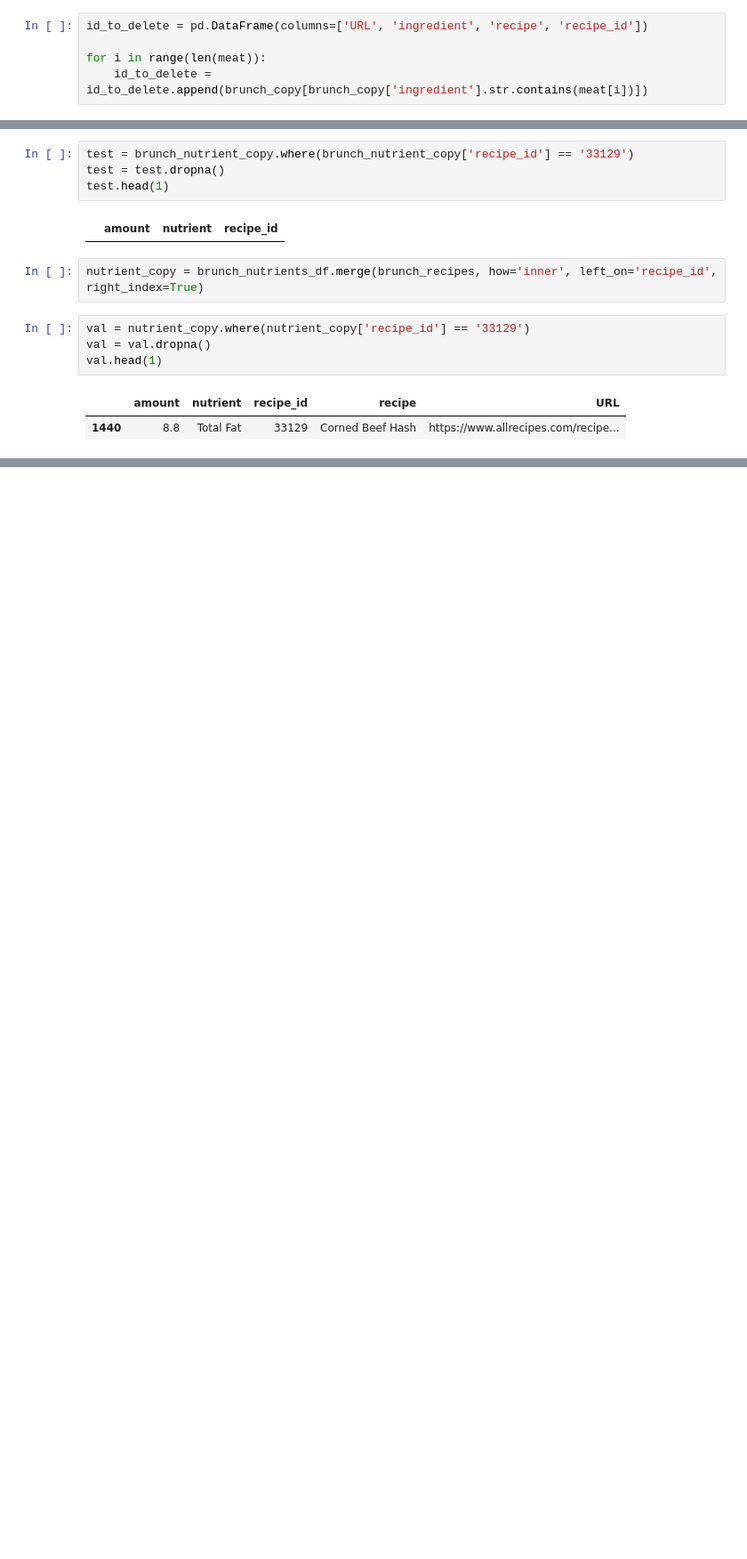
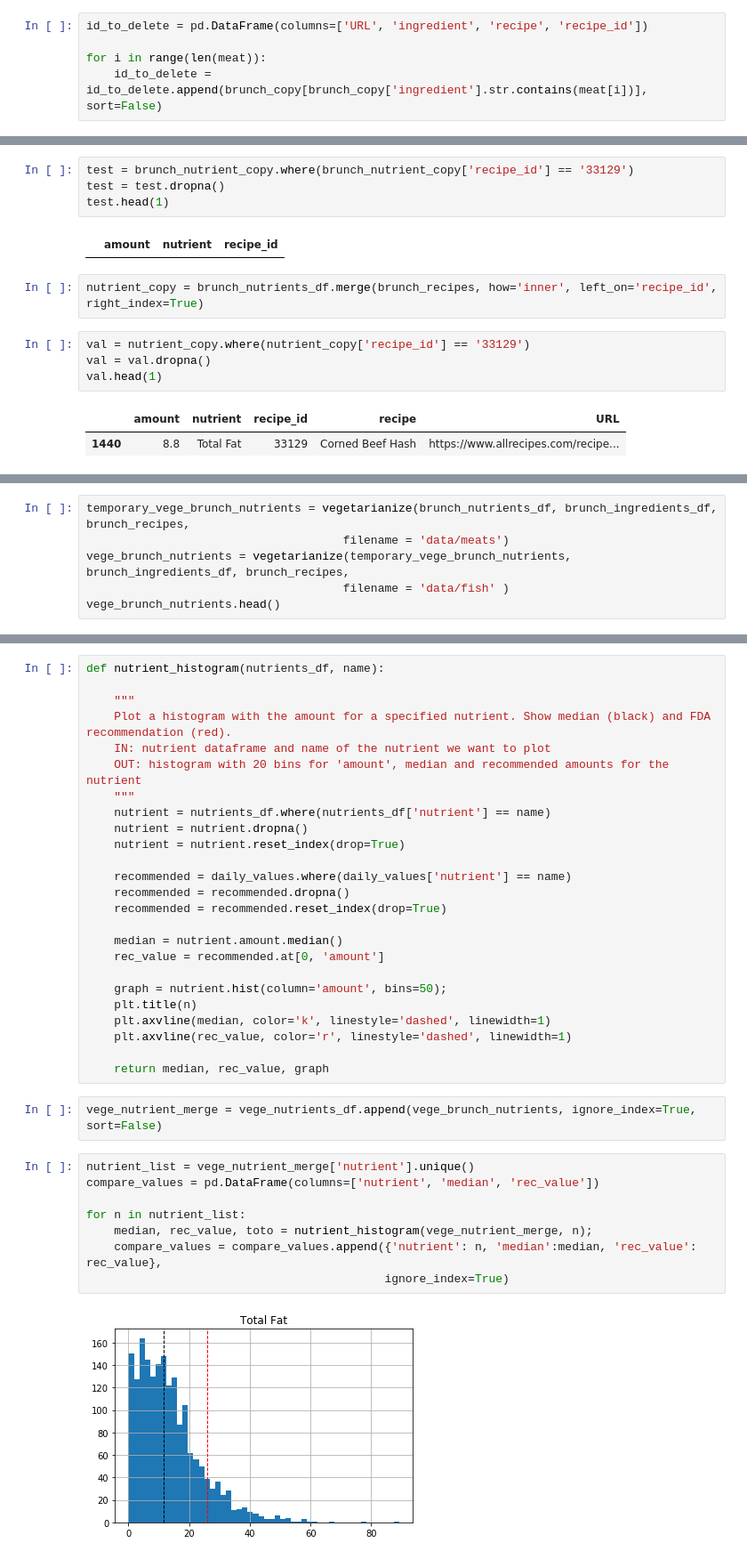
Before and after one commit to strefele/ADA2018-Project, a Jupyter notebook: Data_Analysis.ipynb, the cells around one changed output, grey strips where cells are left out. Shown: that part at 89% size. Cells and saved outputs as stored; diff of their text form; blank space fills up the shorter version.

Commit message:
more complete vegetarian dataset

```diff
--- a/Data_Analysis.ipynb
+++ b/Data_Analysis.ipynb
@@ -267,4 +224,4 @@ brunch_copy = brunch_copy.merge(brunch_recipes, left_on='recipe_id', right_index
 id_to_delete = pd.DataFrame(columns=['URL', 'ingredient', 'recipe', 'recipe_id'])
 
 for i in range(len(meat)):
-    id_to_delete = id_to_delete.append(brunch_copy[brunch_copy['ingredient'].str.contains(meat[i])])
+    id_to_delete = id_to_delete.append(brunch_copy[brunch_copy['ingredient'].str.contains(meat[i])], sort=False)
@@ -307,0 +288,6 @@ val.head(1)
+# %%
+temporary_vege_brunch_nutrients = vegetarianize(brunch_nutrients_df, brunch_ingredients_df, brunch_recipes,
+                                     filename = 'data/meats')
+vege_brunch_nutrients = vegetarianize(temporary_vege_brunch_nutrients, brunch_ingredients_df, brunch_recipes,
+                                     filename = 'data/fish' )
+vege_brunch_nutrients.head()
@@ -307,0 +309,37 @@ val.head(1)
+# %%
+def nutrient_histogram(nutrients_df, name):
+
+    """
+    Plot a histogram with the amount for a specified nutrient. Show median (black) and FDA recommendation (red).
+    IN: nutrient dataframe and name of the nutrient we want to plot
+    OUT: histogram with 20 bins for 'amount', median and recommended amounts for the nutrient
+    """
+    nutrient = nutrients_df.where(nutrients_df['nutrient'] == name)
+    nutrient = nutrient.dropna()
+    nutrient = nutrient.reset_index(drop=True)
+
+    recommended = daily_values.where(daily_values['nutrient'] == name)
+    recommended = recommended.dropna()
+    recommended = recommended.reset_index(drop=True)
+
+    median = nutrient.amount.median()
+    rec_value = recommended.at[0, 'amount']
+
+    graph = nutrient.hist(column='amount', bins=50);
+    plt.title(n)
+    plt.axvline(median, color='k', linestyle='dashed', linewidth=1)
+    plt.axvline(rec_value, color='r', linestyle='dashed', linewidth=1)
+
+    return median, rec_value, graph
+# %%
+vege_nutrient_merge = vege_nutrients_df.append(vege_brunch_nutrients, ignore_index=True, sort=False)
+# %%
+nutrient_list = vege_nutrient_merge['nutrient'].unique()
+compare_values = pd.DataFrame(columns=['nutrient', 'median', 'rec_value'])
+
+for n in nutrient_list:
+    median, rec_value, toto = nutrient_histogram(vege_nutrient_merge, n);
+    compare_values = compare_values.append({'nutrient': n, 'median':median, 'rec_value': rec_value},
+                                           ignore_index=True)
+# %% [output]
+[figure, added]
```
Also changed, not shown: parts of 15 cells of this notebook.
